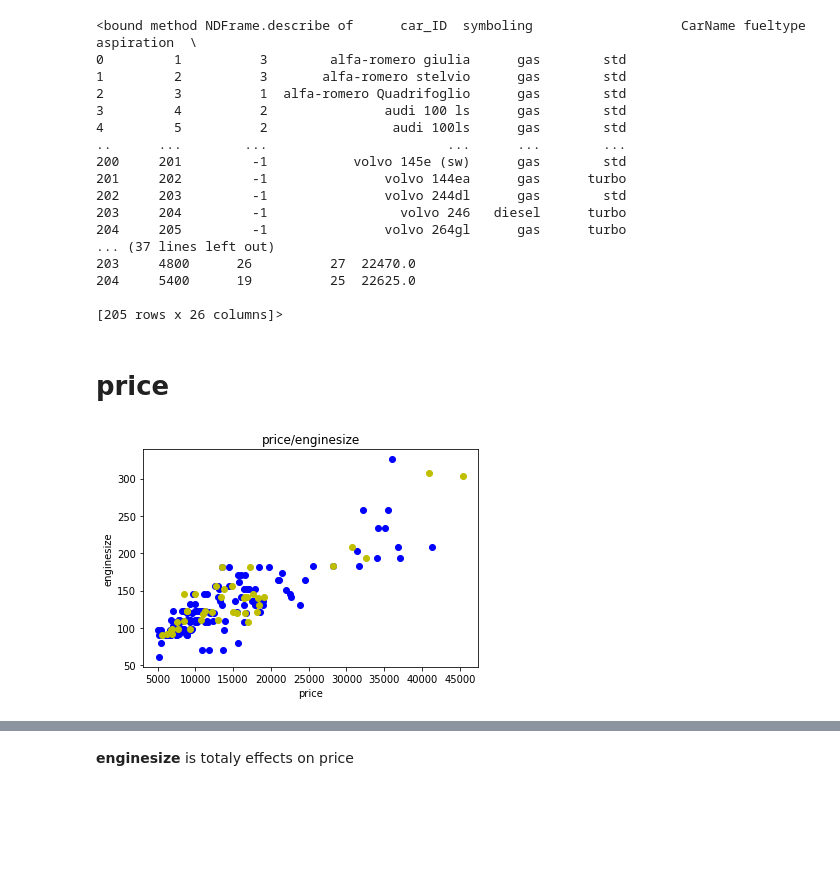
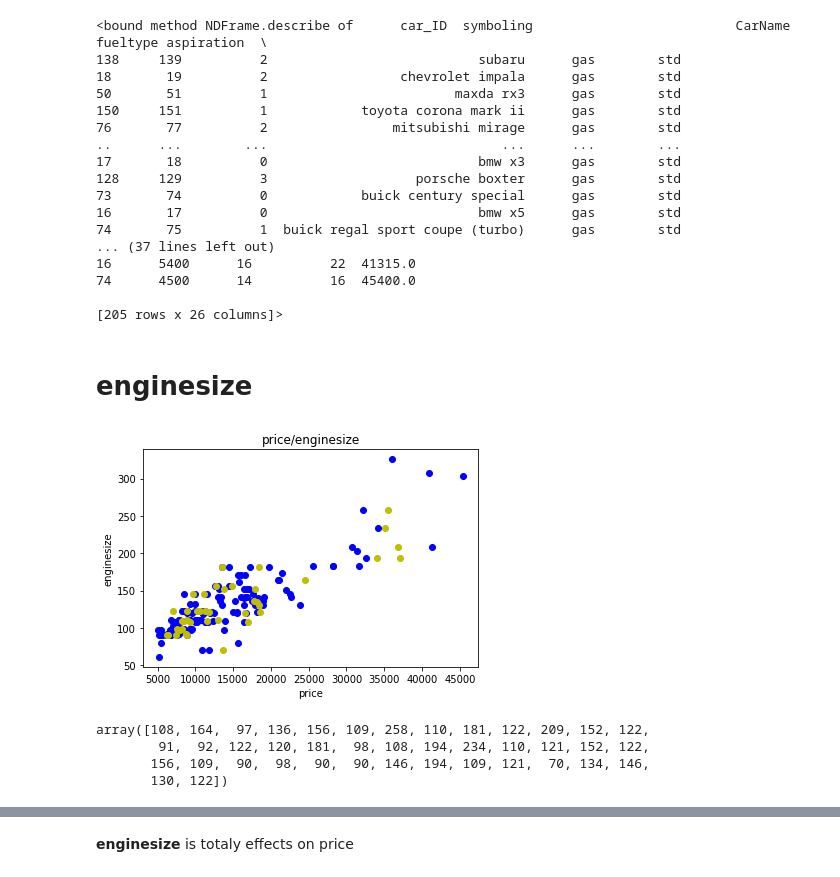
Before and after one commit to AbdullahMou/linear-regression, a Jupyter notebook: regression.ipynb, the cells around one changed output, grey strips where cells are left out. Drawn from its saved outputs; the diff is of its cells as text; code cells hidden in the pictures; blank space fills up the shorter version.

```diff
--- a/regression.ipynb
+++ b/regression.ipynb
@@ -5,6 +5,7 @@ import matplotlib.pyplot as plt
 from sklearn.linear_model import LinearRegression
 from sklearn.model_selection import train_test_split
 df=pd.read_csv('CarPrice_Assignment.csv')
+df=df.sort_values(by=['price'])
 # %%
 df.info()
 # %% [output]
@@ -28,40 +45,48 @@ memory usage: 41.8+ KB
 # %%
 df.describe
 # %% [output]
-<bound method NDFrame.describe of      car_ID  symboling                   CarName fueltype aspiration  \
-0         1          3        alfa-romero giulia      gas        std
-1         2          3       alfa-romero stelvio      gas        std
-2         3          1  alfa-romero Quadrifoglio      gas        std
-3         4          2               audi 100 ls      gas        std
-4         5          2                audi 100ls      gas        std
-..      ...        ...                       ...      ...        ...
-200     201         -1           volvo 145e (sw)      gas        std
-201     202         -1               volvo 144ea      gas      turbo
-202     203         -1               volvo 244dl      gas        std
-203     204         -1                 volvo 246   diesel      turbo
-204     205         -1               volvo 264gl      gas      turbo
+<bound method NDFrame.describe of      car_ID  symboling                          CarName fueltype aspiration  \
+138     139          2                           subaru      gas        std
+18       19          2                 chevrolet impala      gas        std
+50       51          1                        maxda rx3      gas        std
+150     151          1            toyota corona mark ii      gas        std
+76       77          2                mitsubishi mirage      gas        std
+..      ...        ...                              ...      ...        ...
+17       18          0                           bmw x3      gas        std
+128     129          3                   porsche boxter      gas        std
+73       74          0            buick century special      gas        std
+16       17          0                           bmw x5      gas        std
+74       75          1  buick regal sport coupe (turbo)      gas        std
 ... (37 lines left out)
-203     4800      26          27  22470.0
-204     5400      19          25  22625.0
+16      5400      16          22  41315.0
+74      4500      14          16  45400.0
 
 [205 rows x 26 columns]>
 # %% [markdown]
-# price
+# enginesize
 # %%
-price=df.price.values.reshape(-1,1)
-enginesize = df.enginesize.values
+price=df['price'].values
+price= price.reshape(-1,1)
+enginesize = df['enginesize'].values
 price_train, price_test, enginesize_train, enginesize_test = train_test_split(price, enginesize, train_size=0.8, test_size=0.2, random_state=100)
-model = LinearRegression()
-model.fit(price_train, enginesize_train)
-enginesize_predict = model.predict(price_test)
 # %%
 %matplotlib inline
-plt.scatter(price_train, enginesize_train, color='b')
+plt.scatter(price_train, enginesize_train, color='blue')
 plt.scatter(price_test, enginesize_test, color='y')
 # plt.plot(price_train, enginesize_predict, color='r')
 plt.xlabel('price')
 plt.ylabel('enginesize')
 plt.title('price/enginesize')
 plt.show()
 # %% [output]
-[figure, old version]
+[figure, new version]
+# %%
+model = LinearRegression()
+model.fit(price_train, enginesize_train)
+enginesize_predict = model.predict(price_test)
+enginesize_test
+# %% [output]
+array([108, 164,  97, 136, 156, 109, 258, 110, 181, 122, 209, 152, 122,
+        91,  92, 122, 120, 181,  98, 108, 194, 234, 110, 121, 152, 122,
+       156, 109,  90,  98,  90,  90, 146, 194, 109, 121,  70, 134, 146,
+       130, 122])
```
Also changed, not shown: parts of 6 cells of this notebook.
